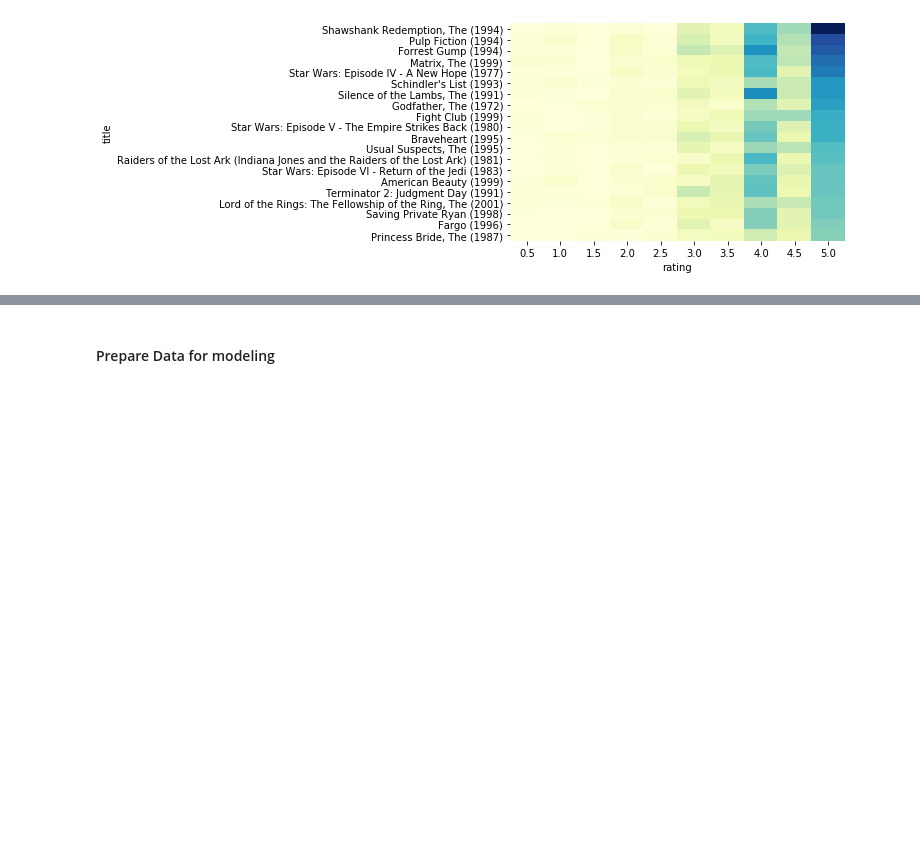
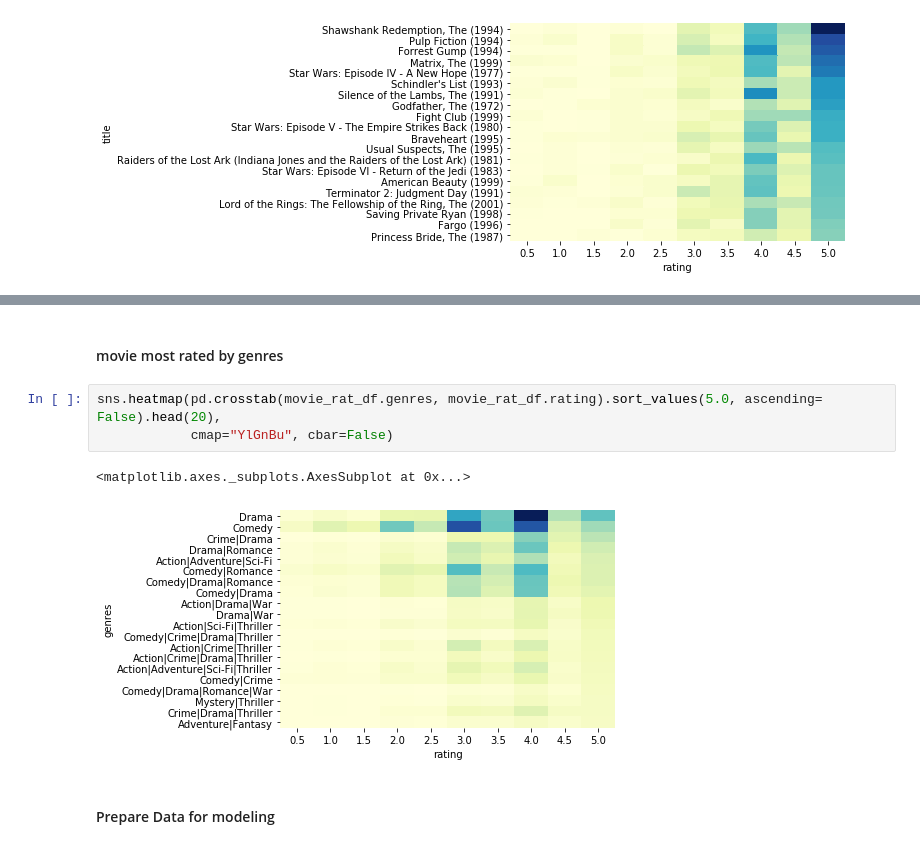
Before and after one commit to pankajti/MSDS7331_LAB3, a Jupyter notebook: modelling.ipynb, the cells around one changed output, grey strips where cells are left out. Cells and saved outputs as stored; diff of their text form; blank space fills up the shorter version.

```diff
--- a/modelling.ipynb
+++ b/modelling.ipynb
@@ -29,3 +56,11 @@ sns.heatmap(pd.crosstab(movie_rat_df.title, movie_rat_df.rating).sort_values(5.0
+# %% [markdown]
+#### movie most rated by genres
+# %%
+sns.heatmap(pd.crosstab(movie_rat_df.genres, movie_rat_df.rating).sort_values(5.0, ascending= False).head(20),
+            cmap="YlGnBu", cbar=False)
+# %% [output]
+<matplotlib.axes._subplots.AxesSubplot at 0x...>
+[figure, added]
 # %% [markdown]
 #### Prepare Data for modeling
 # %%
```
Also changed, not shown: parts of 21 cells of this notebook.
